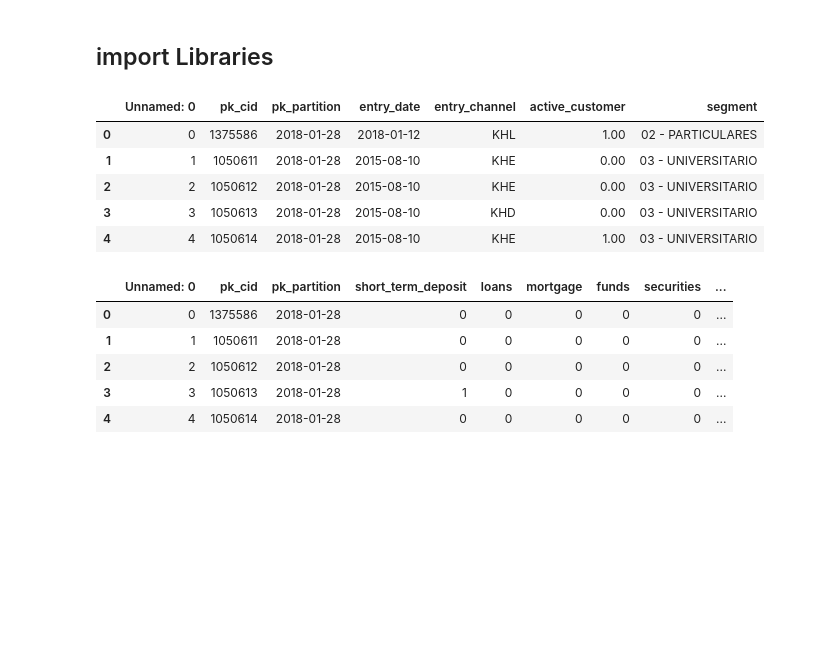
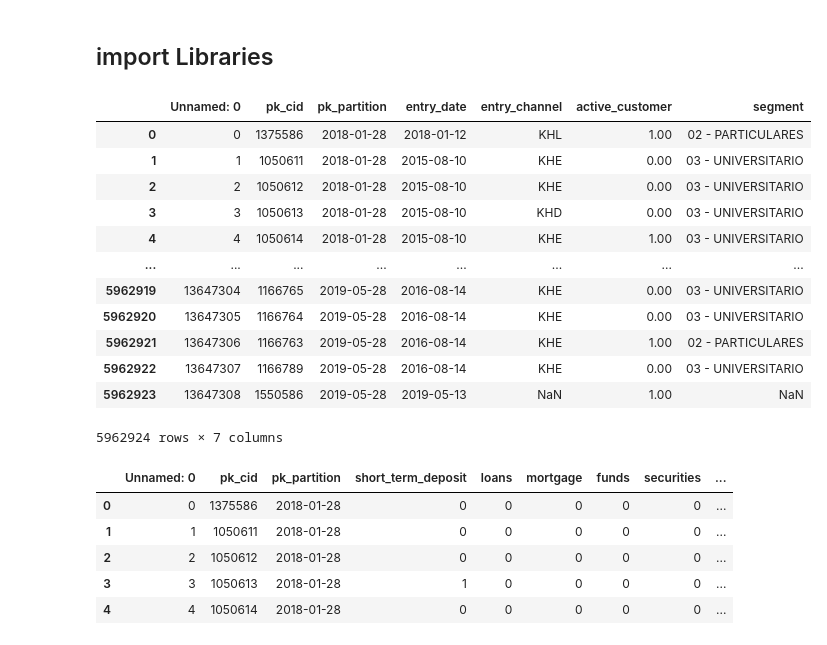
Before and after one commit to jascicz/easy_money_Project, a Jupyter notebook: david-Proyecto.ipynb, the cells around one changed output. Cells and saved outputs as stored; diff of their text form; code cells hidden in the pictures; blank space fills up the shorter version.

```diff
--- a/david-Proyecto.ipynb
+++ b/david-Proyecto.ipynb
@@ -53,14 +56,21 @@ df_p = pd.read_csv(r"C:\Users\Usuario\Desktop\Nuclio\TFM\easyMoney_fintech\data\
 # %%
 df_s = pd.read_csv(r"C:\Users\Usuario\Desktop\Nuclio\TFM\easyMoney_fintech\data\sociodemographic_df.csv")
 # %%
-df_c.head()
+df_c
 # %% [output]
 |  | Unnamed: 0 | pk_cid | pk_partition | entry_date | entry_channel | active_customer | segment |
 | 0 | 0 | 1375586 | 2018-01-28 | 2018-01-12 | KHL | 1.00 | 02 - PARTICULARES |
 | 1 | 1 | 1050611 | 2018-01-28 | 2015-08-10 | KHE | 0.00 | 03 - UNIVERSITARIO |
 | 2 | 2 | 1050612 | 2018-01-28 | 2015-08-10 | KHE | 0.00 | 03 - UNIVERSITARIO |
 | 3 | 3 | 1050613 | 2018-01-28 | 2015-08-10 | KHD | 0.00 | 03 - UNIVERSITARIO |
 | 4 | 4 | 1050614 | 2018-01-28 | 2015-08-10 | KHE | 1.00 | 03 - UNIVERSITARIO |
+| ... | ... | ... | ... | ... | ... | ... | ... |
+| 5962919 | 13647304 | 1166765 | 2019-05-28 | 2016-08-14 | KHE | 0.00 | 03 - UNIVERSITARIO |
+| 5962920 | 13647305 | 1166764 | 2019-05-28 | 2016-08-14 | KHE | 0.00 | 03 - UNIVERSITARIO |
+| 5962921 | 13647306 | 1166763 | 2019-05-28 | 2016-08-14 | KHE | 1.00 | 02 - PARTICULARES |
+| 5962922 | 13647307 | 1166789 | 2019-05-28 | 2016-08-14 | KHE | 0.00 | 03 - UNIVERSITARIO |
+| 5962923 | 13647308 | 1550586 | 2019-05-28 | 2019-05-13 | NaN | 1.00 | NaN |
+5962924 rows × 7 columns
 # %%
 df_p.head()
 # %% [output]
```
Also changed, not shown: parts of 6 cells of this notebook.
